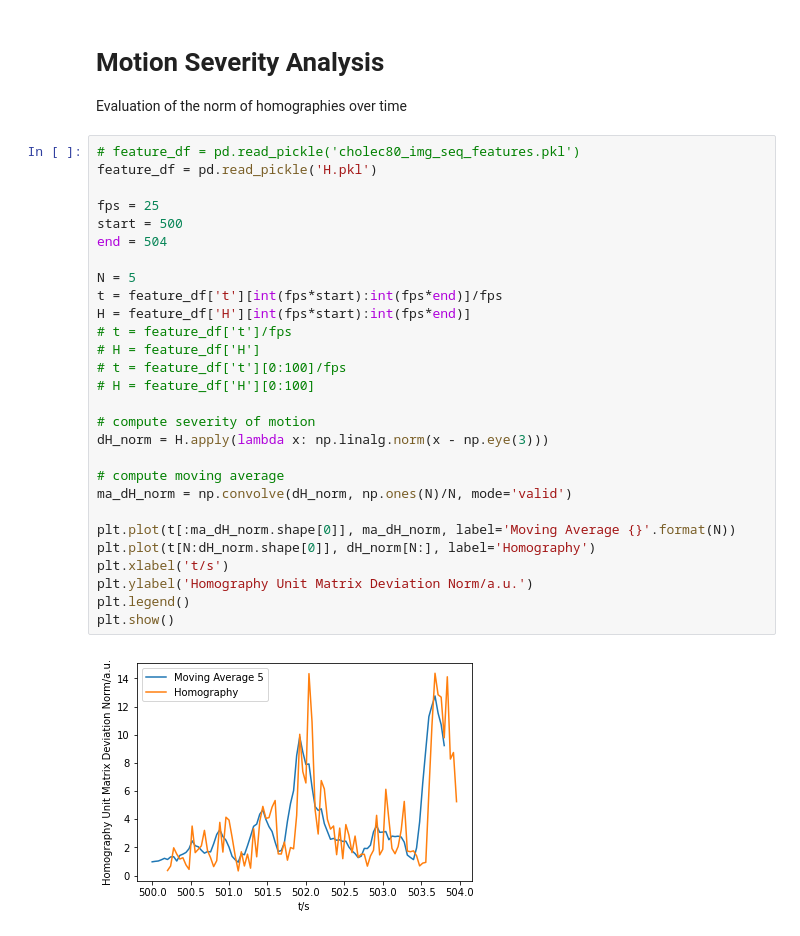
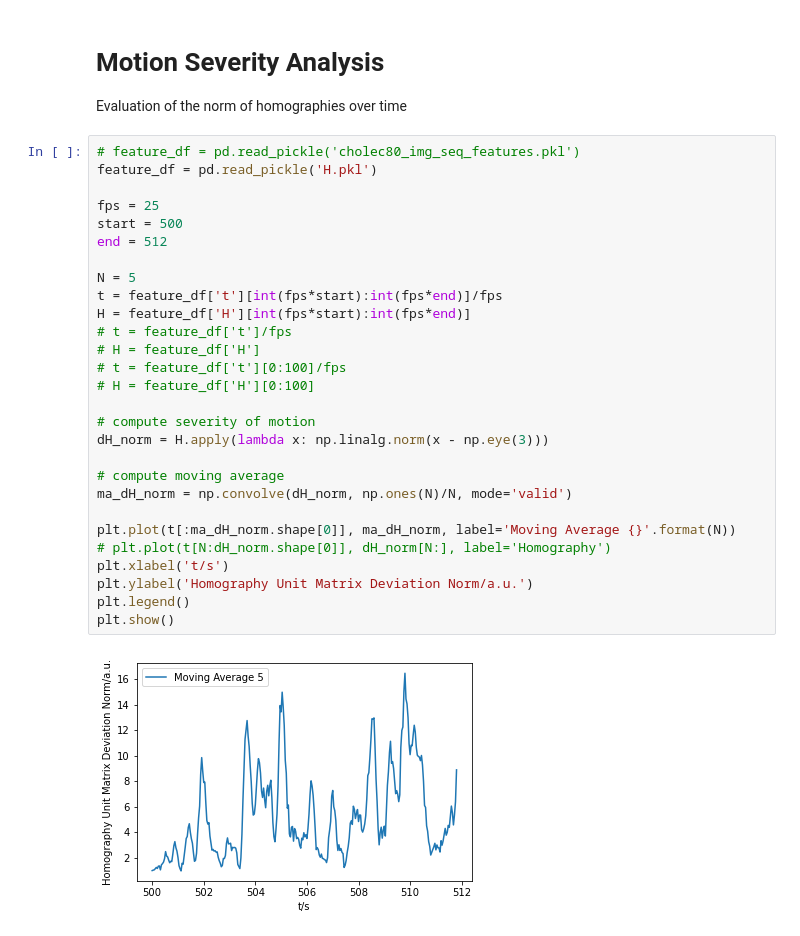
Before and after one commit to RViMLab/MICCAI2023-Camera-Motion-Prediction, a Jupyter notebook: notebooks/eval_homography_regression.ipynb, the cells around one changed output. Cells and saved outputs as stored; diff of their text form.

```diff
--- a/notebooks/eval_homography_regression.ipynb
+++ b/notebooks/eval_homography_regression.ipynb
@@ -235,30 +235,30 @@ Evaluation of the norm of homographies over time
 # %%
 # feature_df = pd.read_pickle('cholec80_img_seq_features.pkl')
 feature_df = pd.read_pickle('H.pkl')
 
 fps = 25
 start = 500
-end = 504
+end = 512
 
 N = 5
 t = feature_df['t'][int(fps*start):int(fps*end)]/fps
 H = feature_df['H'][int(fps*start):int(fps*end)]
 # t = feature_df['t']/fps
 # H = feature_df['H']
 # t = feature_df['t'][0:100]/fps
 # H = feature_df['H'][0:100]
 
 # compute severity of motion
 dH_norm = H.apply(lambda x: np.linalg.norm(x - np.eye(3)))
 
 # compute moving average
 ma_dH_norm = np.convolve(dH_norm, np.ones(N)/N, mode='valid')
 
 plt.plot(t[:ma_dH_norm.shape[0]], ma_dH_norm, label='Moving Average {}'.format(N))
-plt.plot(t[N:dH_norm.shape[0]], dH_norm[N:], label='Homography')
+# plt.plot(t[N:dH_norm.shape[0]], dH_norm[N:], label='Homography')
 plt.xlabel('t/s')
 plt.ylabel('Homography Unit Matrix Deviation Norm/a.u.')
 plt.legend()
 plt.show()
 # %% [output]
-[figure, old version]
+[figure, new version]
```
Also changed, not shown: parts of 2 cells of this notebook.
